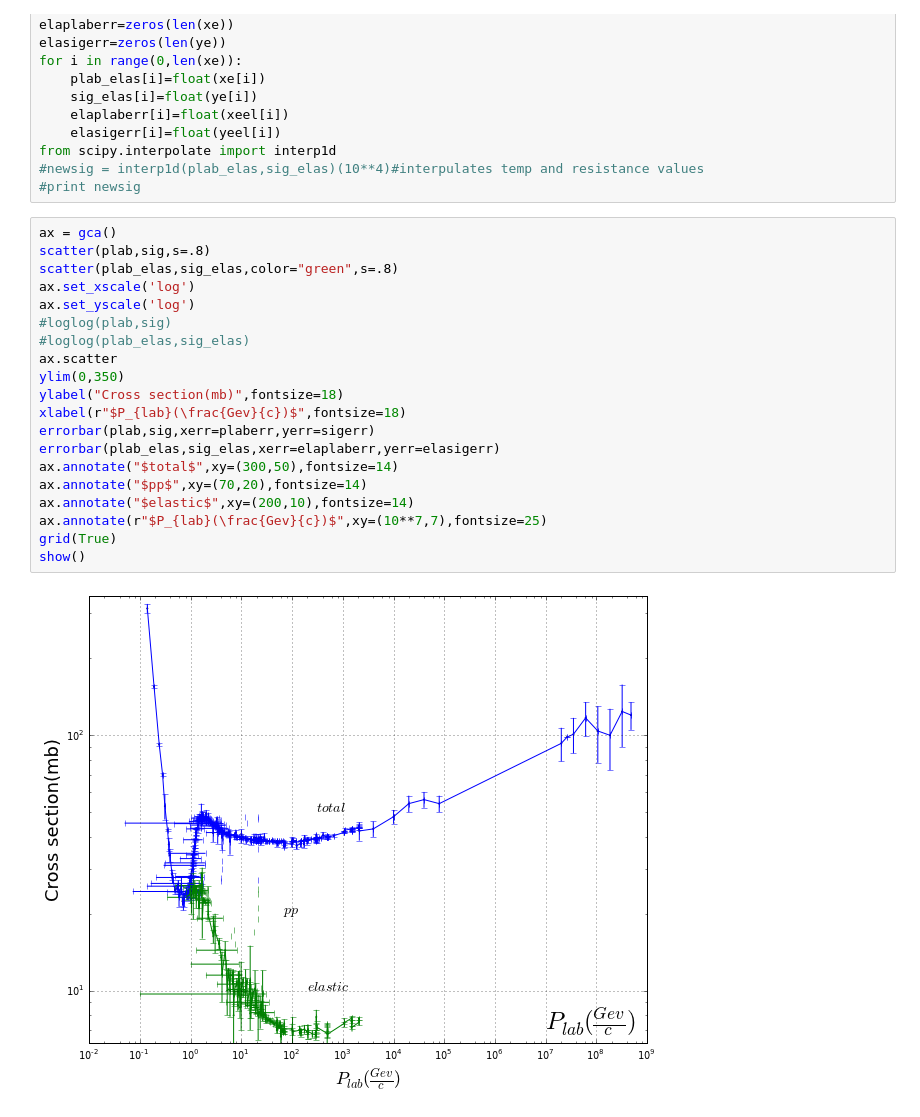
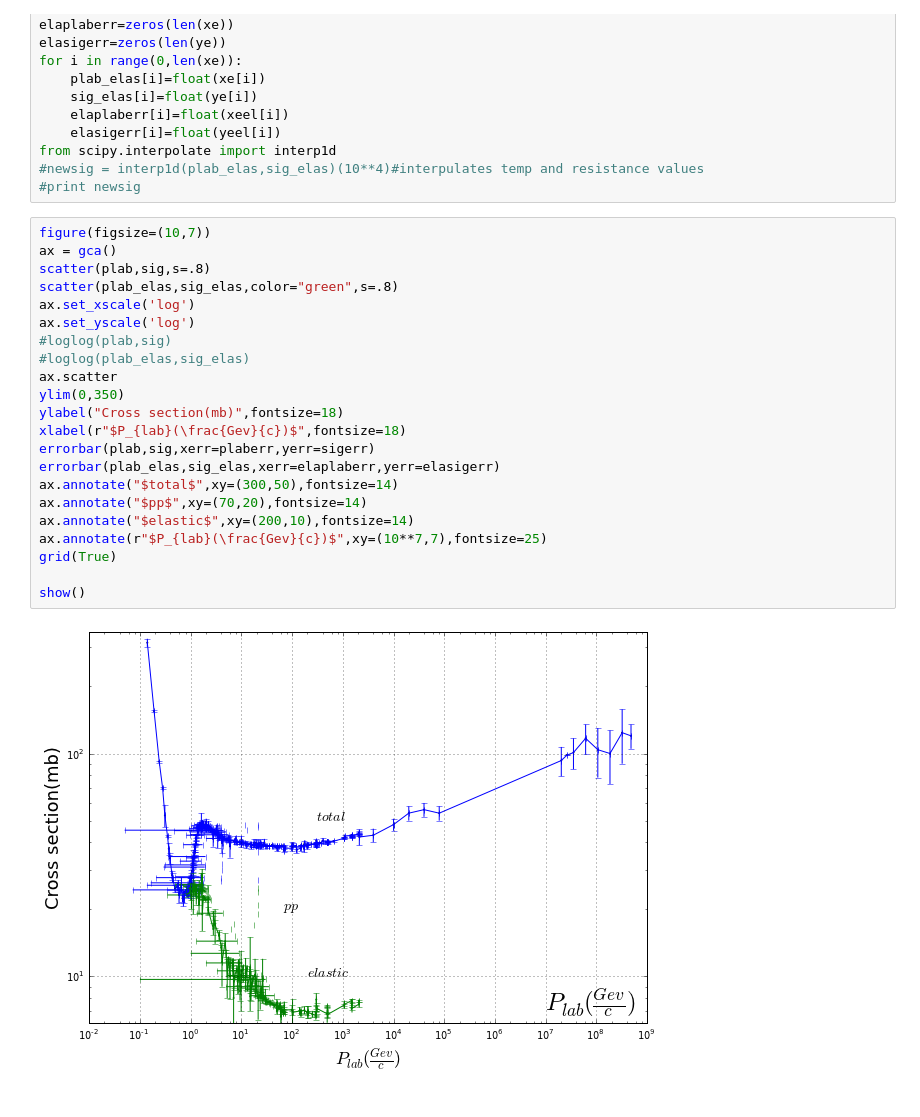
Before and after one commit to mmille60/PHYS202-SP2013, a Jupyter notebook: Project/plotting for ptoject.ipynb, the cells around one changed output. Saved outputs shown, nothing was run; the diff lists cells and outputs as text.

```diff
--- a/Project/plotting for ptoject.ipynb
+++ b/Project/plotting for ptoject.ipynb
@@ -32,24 +32,26 @@ from scipy.interpolate import interp1d
 #newsig = interp1d(plab_elas,sig_elas)(10**4)#interpulates temp and resistance values
 #print newsig
 # %%
+figure(figsize=(10,7))
 ax = gca()
 scatter(plab,sig,s=.8)
 scatter(plab_elas,sig_elas,color="green",s=.8)
 ax.set_xscale('log')
 ax.set_yscale('log')
 #loglog(plab,sig)
 #loglog(plab_elas,sig_elas)
 ax.scatter
 ylim(0,350)
 ylabel("Cross section(mb)",fontsize=18)
 xlabel(r"$P_{lab}(\frac{Gev}{c})$",fontsize=18)
 errorbar(plab,sig,xerr=plaberr,yerr=sigerr)
 errorbar(plab_elas,sig_elas,xerr=elaplaberr,yerr=elasigerr)
 ax.annotate("$total$",xy=(300,50),fontsize=14)
 ax.annotate("$pp$",xy=(70,20),fontsize=14)
 ax.annotate("$elastic$",xy=(200,10),fontsize=14)
 ax.annotate(r"$P_{lab}(\frac{Gev}{c})$",xy=(10**7,7),fontsize=25)
 grid(True)
+
 show()
 # %% [output]
-[figure, old version]
+[figure, new version]
```
Also changed, not shown: parts of 3 cells of this notebook, 3 other files.
